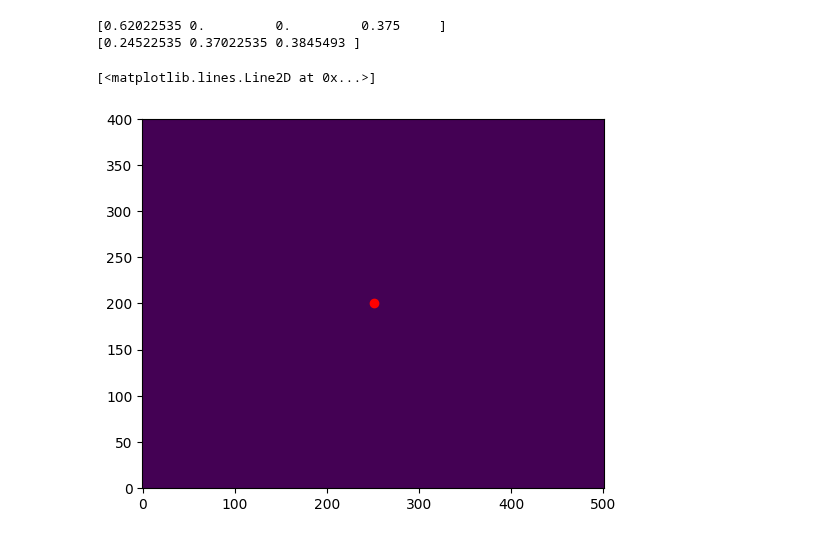
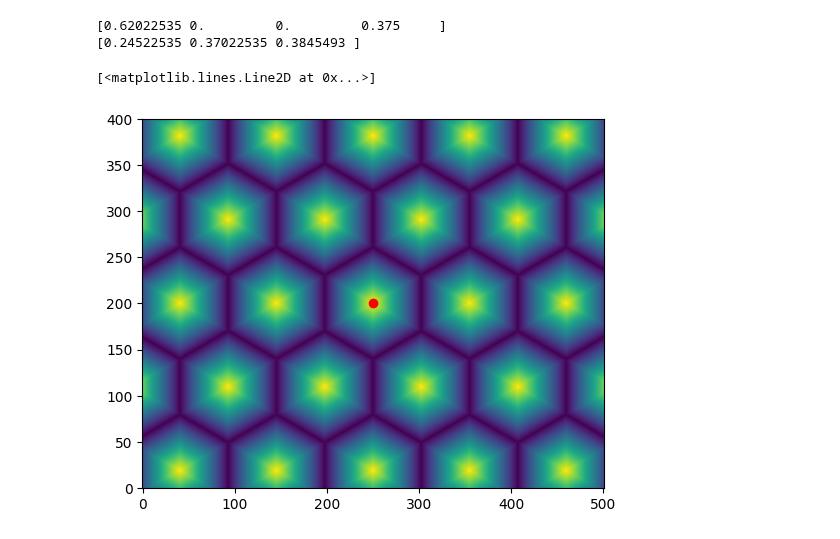
Before and after one commit to Potdooshami/2H_TaSe2_Tc_STM, a Jupyter notebook: phasemapping.ipynb, the cells around one changed output. Saved outputs shown, nothing was run; the diff lists cells and outputs as text; code cells hidden in the pictures.

```diff
--- a/phasemapping.ipynb
+++ b/phasemapping.ipynb
@@ -47,7 +47,8 @@ def get_baryHHH(baryHHH_foo,is_close_10):
   baryHHH = np.zeros(4)
   baryHHH[0] = baryHHH_foo[0,0]
   baryHHH[3] = baryHHH_foo[2,0]
-  baryHHH[not(is_close_10)+1] = baryHHH_foo[1,0]
+  # print('here',not(is_close_10)+1)
+  baryHHH[(not(is_close_10))+1] = baryHHH_foo[1,0]
   return baryHHH #order of index: (00),(10),(01),(11)
 def get_baryHAC(is_close_10,baryHAC_foo):
   # baryHAC = np.zeros(3)
@@ -67,7 +68,7 @@ def phaseInfo(phi1,phi2):
 # %%
 pi = np.pi
 
-z3z3,rphi12 = z3z3split(pi/4,pi/4+0.01) #checked
+z3z3,rphi12 = z3z3split(pi/4,pi/4+0.1) #checked
 print(z3z3)
 print(rphi12)
 
@@ -151,10 +157,10 @@ for i in range(XY_shape[0]):
 
 
     baryHHH,baryHAC = phaseInfo(phi1_now,phi2_now)
-    HHH_holder[i,j,:] = baryHHH
+    HHH_holder[i,j,:] = baryHHH.flatten()
     HAC_holder[i,j,:] = baryHAC.flatten()
     # if i == 0:
-    #   print(phi1_now,phi2_now)
+    #   print(baryHHH.flatten())
 # %%
 baryHHH,baryHAC = phaseInfo(.2,.1)
 print(baryHHH)
@@ -165,9 +171,9 @@ print(baryHAC)
 # %%
 import matplotlib.pyplot as plt
 fig = plt.figure()
-pln = HHH_holder[:,:,1]
+pln = HAC_holder[:,:,0]
 plt.imshow(pln, origin='lower')
-plt.plot(251,201,'ro')
+plt.plot(250,200,'ro')
 # %% [output]
 [<matplotlib.lines.Line2D at 0x...>]
-[figure, old version]
+[figure, new version]
```
Also changed, not shown: parts of 4 cells of this notebook.
